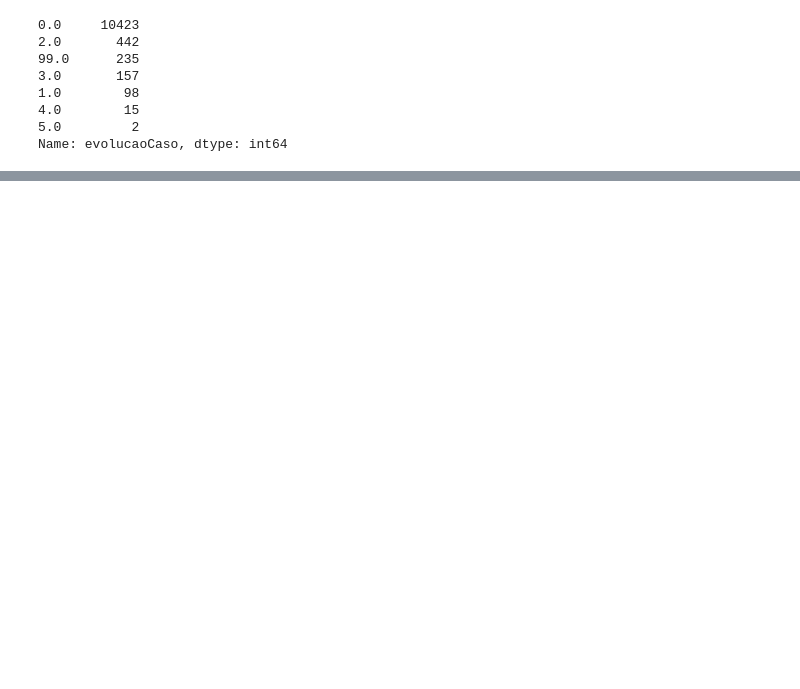
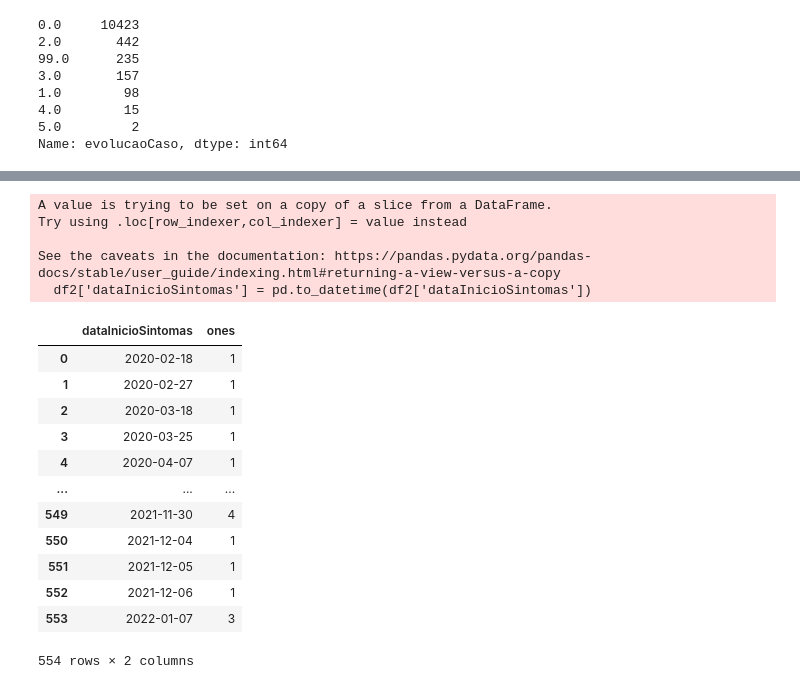
Before and after one commit to Julian-sun/PPSUS_IRECE, a Jupyter notebook: code/Data Analysis Irece.ipynb, the cells around one changed output, grey strips where cells are left out. Saved outputs shown, nothing was run; the diff lists cells and outputs as text; code cells hidden in the pictures; blank space fills up the shorter version.

```diff
--- a/code/Data Analysis Irece.ipynb
+++ b/code/Data Analysis Irece.ipynb
@@ -95,7 +57,25 @@ df.classificacaoFinal=df.classificacaoFinal.replace({'Descartado': 0, 'Confirmad
                                                     'Confirmado Clínico-Epidemiológico':4,
                                                     'Confirmado por Critério Clínico':5})
 
+df.evolucaoCaso = df.evolucaoCaso.replace({'Cura': 0, 'Cancelado': 1, 'Em tratamento domiciliar':2,
+                                           'Óbito':3,'Ignorado':1,'Internado':4,'Internado em UTI':5})
+
+df.sexo = df.sexo.replace({'Feminino': 0, 'Masculino': 1})
+
 df.estadoTeste=df.estadoTeste.fillna(99)
 df.tipoTeste=df.tipoTeste.fillna(99)
 df.resultadoTeste=df.resultadoTeste.fillna(99)
 df.classificacaoFinal=df.classificacaoFinal.fillna(99)
+df.evolucaoCaso=df.evolucaoCaso.fillna(99)
+df.sexo=df.sexo.fillna(99)
+
+#df['idade']= df['idade'].mask(df2['idade']<18, '0-17','0-17')
+
+df.loc[(df.idade <18), 'faixa']='0-17'
+df.loc[((df.idade <30)&(df.idade >=18)), 'faixa']='18-29'
+df.loc[((df.idade <40)&(df.idade >=30)), 'faixa']='30-39'
+df.loc[((df.idade <50)&(df.idade >=40)), 'faixa']='40-49'
+df.loc[((df.idade <65)&(df.idade >=50)), 'faixa']='50-64'
+df.loc[((df.idade <75)&(df.idade >=65)), 'faixa']='65-74'
+df.loc[((df.idade <85)&(df.idade >=75)), 'faixa']='75-84'
+df.loc[(df.idade >=85), 'faixa']='85+'
@@ -206,0 +246,8 @@ Name: evolucaoCaso, dtype: int64
+# %%
+df2['dataInicioSintomas'] = pd.to_datetime(df2['dataInicioSintomas'])
+# %% [output]
+A value is trying to be set on a copy of a slice from a DataFrame.
+Try using .loc[row_indexer,col_indexer] = value instead
+
+See the caveats in the documentation: https://pandas.pydata.org/pandas-docs/stable/user_guide/indexing.html#returning-a-view-versus-a-copy
+  df2['dataInicioSintomas'] = pd.to_datetime(df2['dataInicioSintomas'])
@@ -206,0 +256,16 @@ Name: evolucaoCaso, dtype: int64
+# %%
+series
+# %% [output]
+|  | dataInicioSintomas | ones |
+| 0 | 2020-02-18 | 1 |
+| 1 | 2020-02-27 | 1 |
+| 2 | 2020-03-18 | 1 |
+| 3 | 2020-03-25 | 1 |
+| 4 | 2020-04-07 | 1 |
+| ... | ... | ... |
+| 549 | 2021-11-30 | 4 |
+| 550 | 2021-12-04 | 1 |
+| 551 | 2021-12-05 | 1 |
+| 552 | 2021-12-06 | 1 |
+| 553 | 2022-01-07 | 3 |
+554 rows × 2 columns
```
Also changed, not shown: parts of 30 cells of this notebook.
